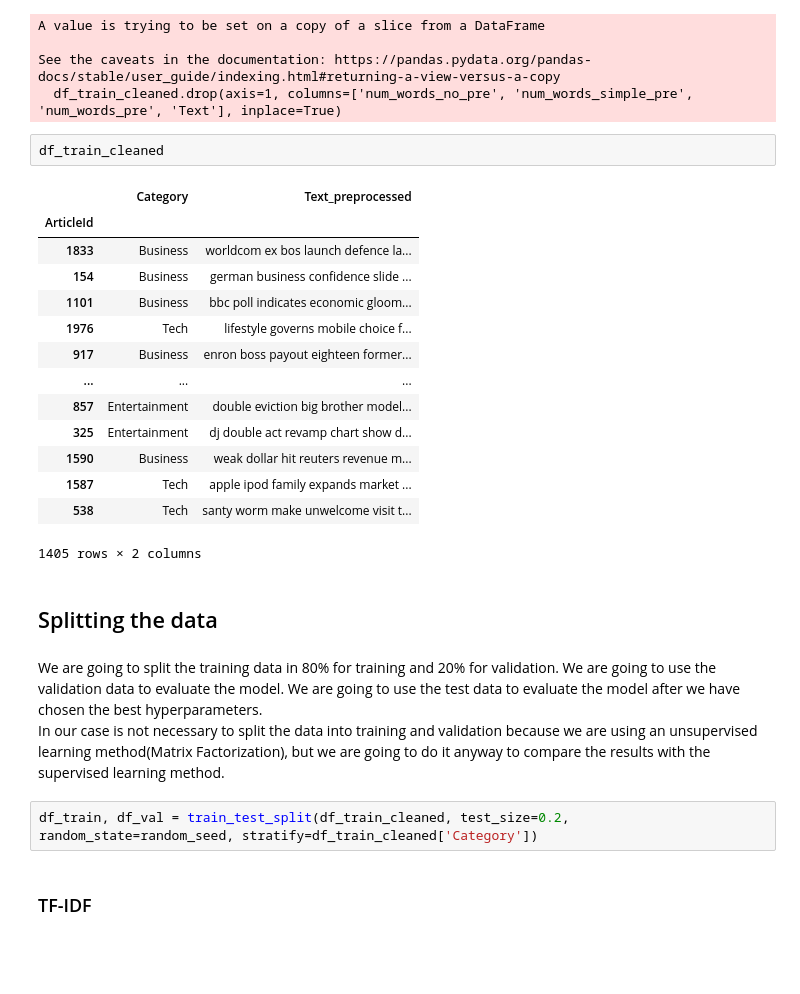
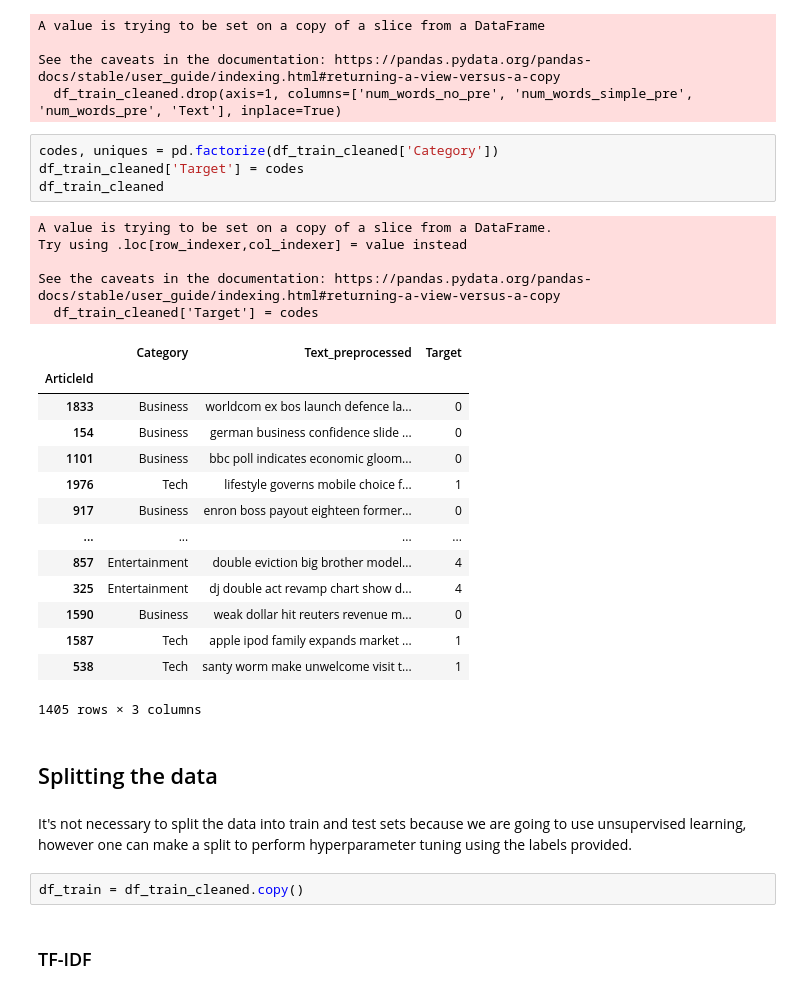
Before and after one commit to JuanDa14Sa/BBC-News-Classification, a Jupyter notebook: bbc_classification.ipynb, the cells around one changed output. Drawn from its saved outputs; the diff is of its cells as text; blank space fills up the shorter version.

```diff
--- a/bbc_classification.ipynb
+++ b/bbc_classification.ipynb
@@ -298,30 +299,36 @@ A value is trying to be set on a copy of a slice from a DataFrame
 
 See the caveats in the documentation: https://pandas.pydata.org/pandas-docs/stable/user_guide/indexing.html#returning-a-view-versus-a-copy
   df_train_cleaned.drop(axis=1, columns=['num_words_no_pre', 'num_words_simple_pre', 'num_words_pre', 'Text'], inplace=True)
-# %%
-df_train_cleaned
-# %% [output]
-|  | Category | Text_preprocessed |
-| ArticleId |  |  |
-| 1833 | Business | worldcom ex bos launch defence la... |
-| 154 | Business | german business confidence slide ... |
-| 1101 | Business | bbc poll indicates economic gloom... |
-| 1976 | Tech | lifestyle governs mobile choice f... |
-| 917 | Business | enron boss payout eighteen former... |
-| ... | ... | ... |
-| 857 | Entertainment | double eviction big brother model... |
-| 325 | Entertainment | dj double act revamp chart show d... |
-| 1590 | Business | weak dollar hit reuters revenue m... |
-| 1587 | Tech | apple ipod family expands market ... |
-| 538 | Tech | santy worm make unwelcome visit t... |
-1405 rows × 2 columns
+# %%
+codes, uniques = pd.factorize(df_train_cleaned['Category'])
+df_train_cleaned['Target'] = codes
+df_train_cleaned
+# %% [output]
+A value is trying to be set on a copy of a slice from a DataFrame.
+Try using .loc[row_indexer,col_indexer] = value instead
+
+See the caveats in the documentation: https://pandas.pydata.org/pandas-docs/stable/user_guide/indexing.html#returning-a-view-versus-a-copy
+  df_train_cleaned['Target'] = codes
+|  | Category | Text_preprocessed | Target |
+| ArticleId |  |  |  |
+| 1833 | Business | worldcom ex bos launch defence la... | 0 |
+| 154 | Business | german business confidence slide ... | 0 |
+| 1101 | Business | bbc poll indicates economic gloom... | 0 |
+| 1976 | Tech | lifestyle governs mobile choice f... | 1 |
+| 917 | Business | enron boss payout eighteen former... | 0 |
+| ... | ... | ... | ... |
+| 857 | Entertainment | double eviction big brother model... | 4 |
+| 325 | Entertainment | dj double act revamp chart show d... | 4 |
+| 1590 | Business | weak dollar hit reuters revenue m... | 0 |
+| 1587 | Tech | apple ipod family expands market ... | 1 |
+| 538 | Tech | santy worm make unwelcome visit t... | 1 |
+1405 rows × 3 columns
 # %% [markdown]
 ## Splitting the data
-# %% [markdown]
-We are going to split the training data in 80% for training and 20% for validation. We are going to use the validation data to evaluate the model. We are going to use the test data to evaluate the model after we have chosen the best hyperparameters.
-In our case is not necessary to split the data into training and validation because we are using an unsupervised learning method(Matrix Factorization), but we are going to do it anyway to compare the results with the supervised learning method.
-# %%
-df_train, df_val = train_test_split(df_train_cleaned, test_size=0.2, random_state=random_seed, stratify=df_train_cleaned['Category'])
+# %% [markdown]
+It's not necessary to split the data into train and test sets because we are going to use unsupervised learning, however one can make a split to perform hyperparameter tuning using the labels provided.
+# %%
+df_train = df_train_cleaned.copy()
 # %% [markdown]
 ### TF-IDF
 # %% [markdown]
```
Also changed, not shown: parts of 11 cells of this notebook.
